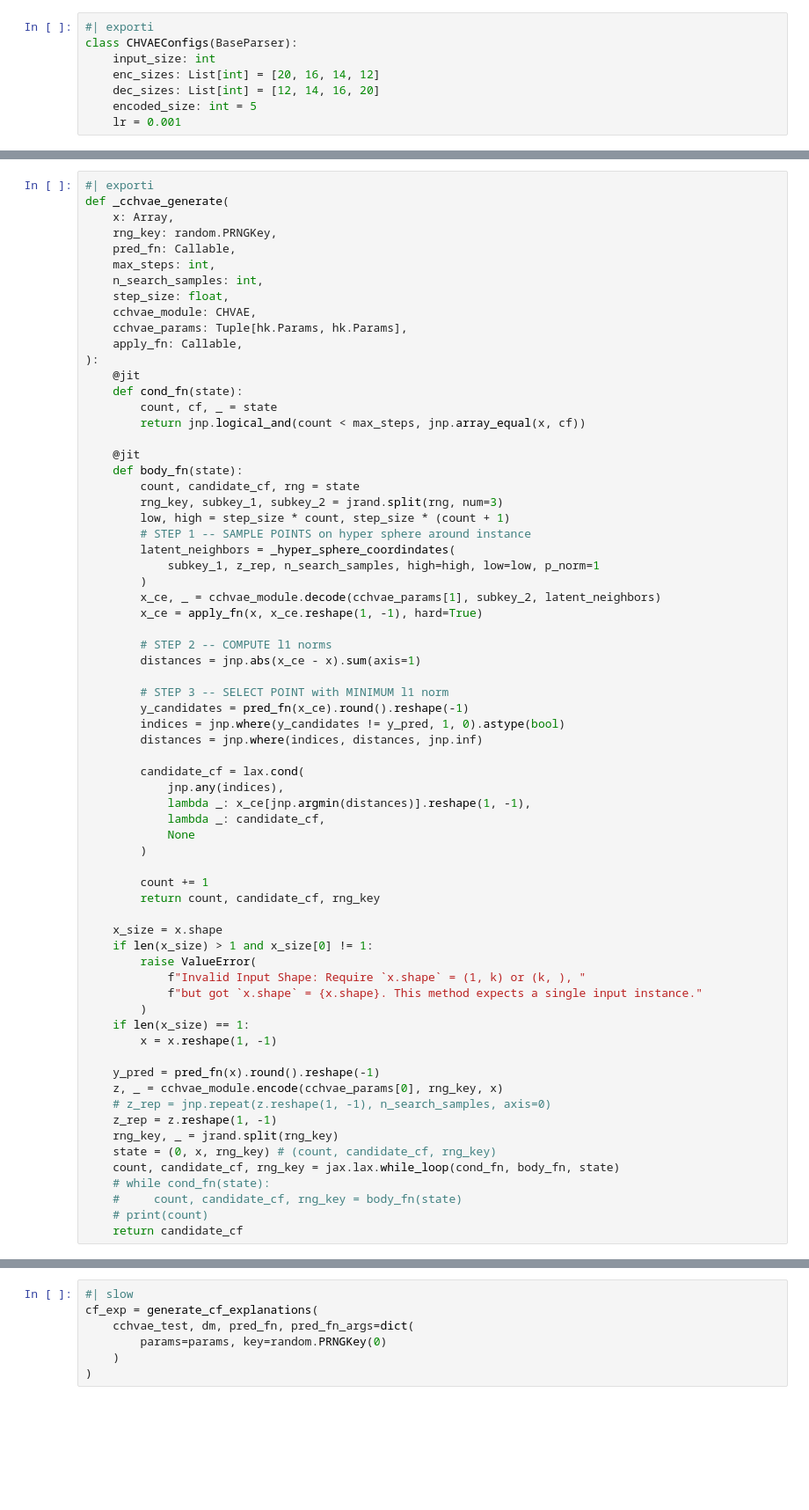
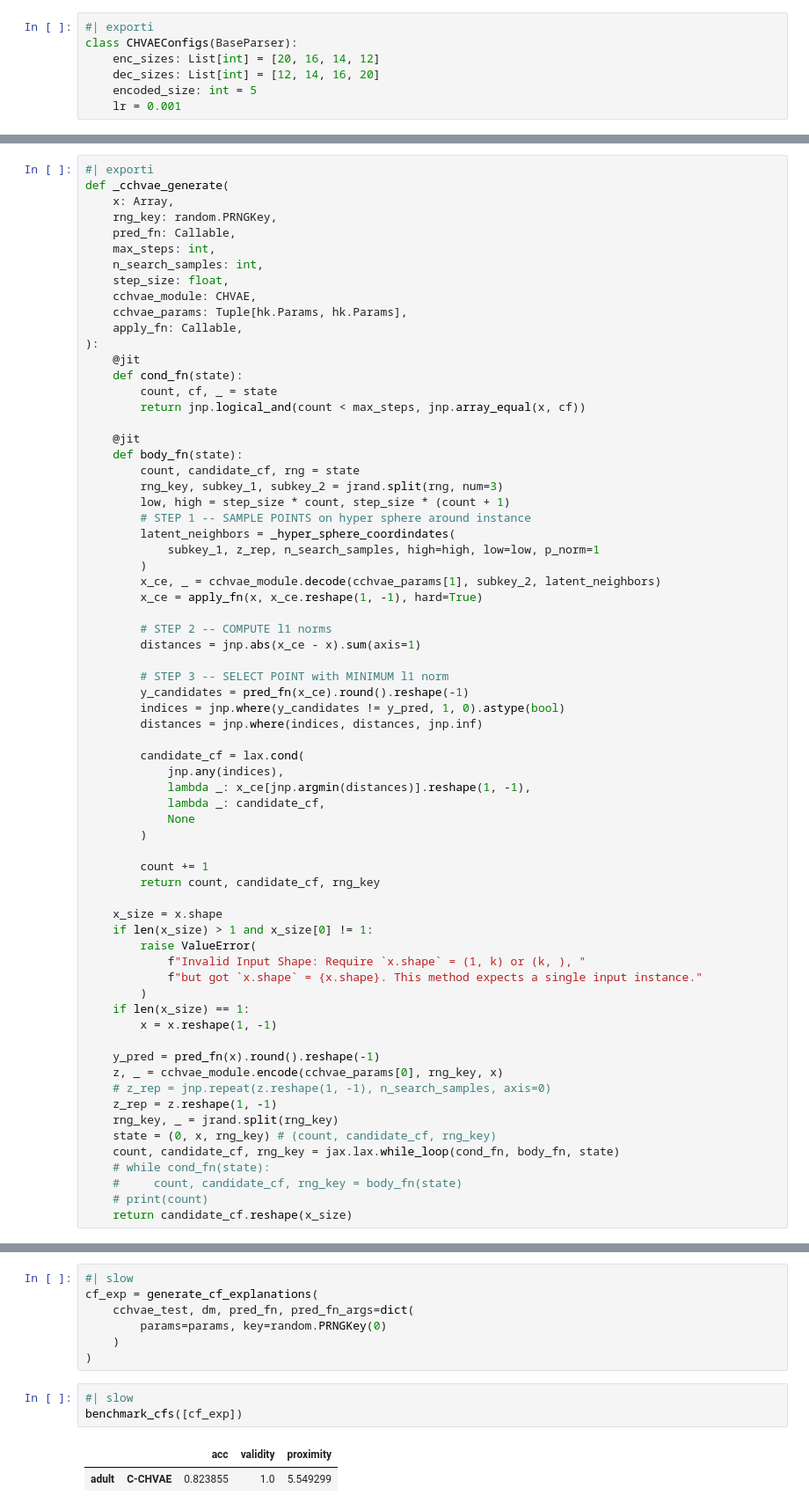
Before and after one commit to BirkhoffG/jax-relax, a Jupyter notebook: nbs/05f_cchvae.ipynb, the cells around one changed output, grey strips where cells are left out. Shown at 88% size. Saved outputs shown, nothing was run; the diff lists cells and outputs as text; blank space fills up the shorter version.

Commit message:
Fix bug in sphere and cchvae; Fix bugs in proximity (#131)
* Fix bugs in proximity

* Fix bug in sphere and cchvae

```diff
--- a/nbs/05f_cchvae.ipynb
+++ b/nbs/05f_cchvae.ipynb
@@ -58,7 +58,6 @@ class Decoder(hk.Module):
 # %%
 #| exporti
 class CHVAEConfigs(BaseParser):
-    input_size: int
     enc_sizes: List[int] = [20, 16, 14, 12]
     dec_sizes: List[int] = [12, 14, 16, 20]
     encoded_size: int = 5
@@ -242,7 +241,7 @@ def _cchvae_generate(
     # while cond_fn(state):
     #     count, candidate_cf, rng_key = body_fn(state)
     # print(count)
-    return candidate_cf
+    return candidate_cf.reshape(x_size)
 # %%
 #| export
 class CCHVAEConfigs(BaseParser):
@@ -341,3 +338,9 @@ cf_exp = generate_cf_explanations(
         params=params, key=random.PRNGKey(0)
     )
 )
+# %%
+#| slow
+benchmark_cfs([cf_exp])
+# %% [output]
+|  |  | acc | validity | proximity |
+| adult | C-CHVAE | 0.823855 | 1.0 | 5.549299 |
```
Also changed, not shown: parts of 2 cells of this notebook, 6 other files.
